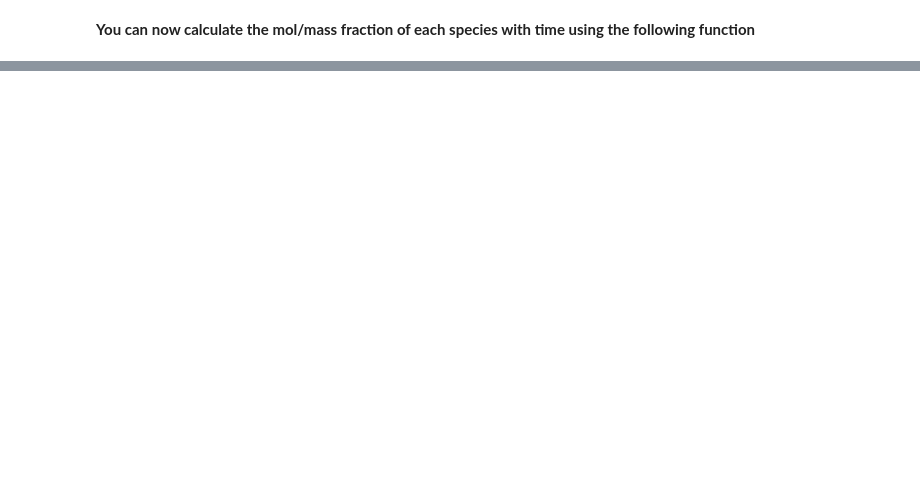
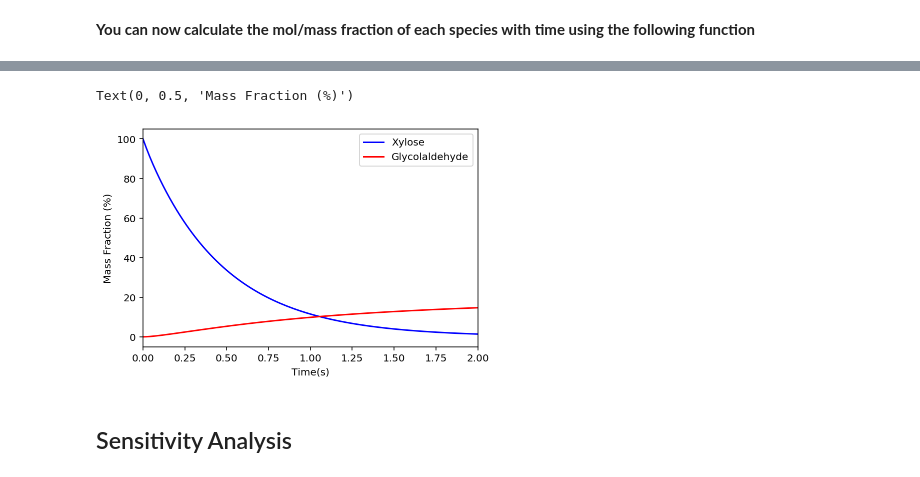
Before and after one commit to cmashraf/kinexns, a Jupyter notebook: Notebooks/example_xylose/build_solve_model.ipynb, the cells around one changed output, grey strips where cells are left out. Drawn from its saved outputs; the diff is of its cells as text; code cells hidden in the pictures; blank space fills up the shorter version.

```diff
--- a/Notebooks/example_xylose/build_solve_model.ipynb
+++ b/Notebooks/example_xylose/build_solve_model.ipynb
@@ -105,7 +105,7 @@ y0[speciesindices['O[C@H]1[C@H](O)CO[C@@H](O)[C@@H]1O']] = 1
 # %% [markdown]
 __Now it is all set to solve the model__
 # %%
-mod, sim = stiff_ode_solver(stoic_matrix, y0, forward_rate_constants, reverse_rate_constants, third_body = None, sim_time = 2)
+mod, sim = stiff_ode_solver(stoic_matrix, y0, forward_rate_constants, reverse_rate_constants, third_body = None, sim_time = 10)
 # %% [output]
 Final Run Statistics: ---
 
@@ -499,0 +151,22 @@ print(max(values[:,speciesindices['O=CCO']]))
+# %%
+%matplotlib inline
+%config InlineBackend.figure_format = 'retina'
+
+plt.plot(mod, mole_frac[:,speciesindices['O[C@H]1[C@H](O)CO[C@@H](O)[C@@H]1O']] * 100, color="b" , label = 'Xylose')
+plt.plot(mod, mole_frac[:,speciesindices['O=CCO']] * 100, color="r" , label = 'Glycolaldehyde')
+# plt.plot(mod, mole_frac[:,speciesindices['O=O']] * 100, color="r" , label = 'O2')
+# plt.plot(mod, mole_frac[:,speciesindices['O']] *100, color="g" , label = 'O2')
+
+#plt.ylim(0,100)
+plt.xlim(0,2)
+plt.legend()
+# plt.xlabel('Time(s)')
+
+plt.xlabel('Time(s)')
+plt.ylabel('Mass Fraction (%)')
+#plt.yscale('log')
+# %% [output]
+Text(0, 0.5, 'Mass Fraction (%)')
+[figure, added]
+# %% [markdown]
+## Sensitivity Analysis
```
Also changed, not shown: parts of 45 cells of this notebook, 3 other files.
